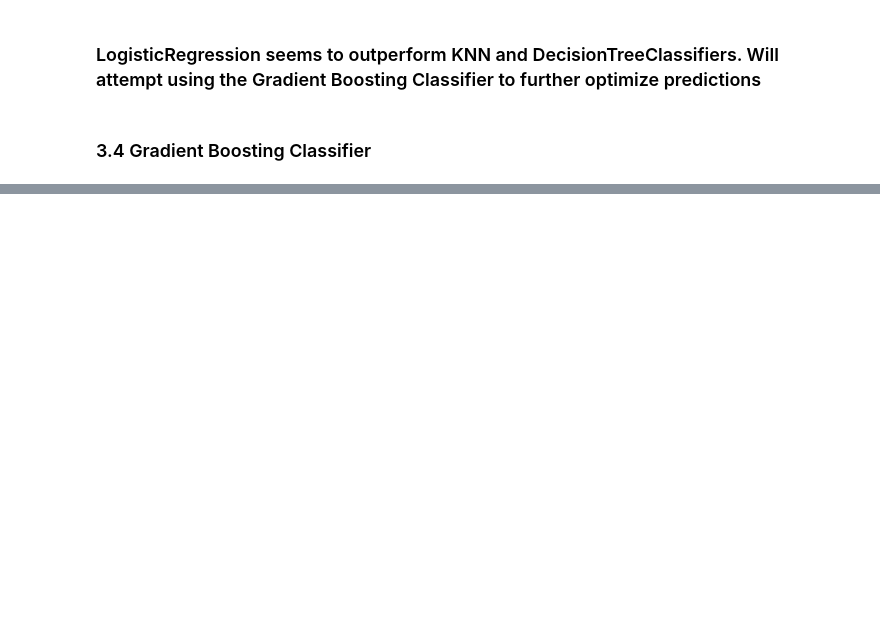
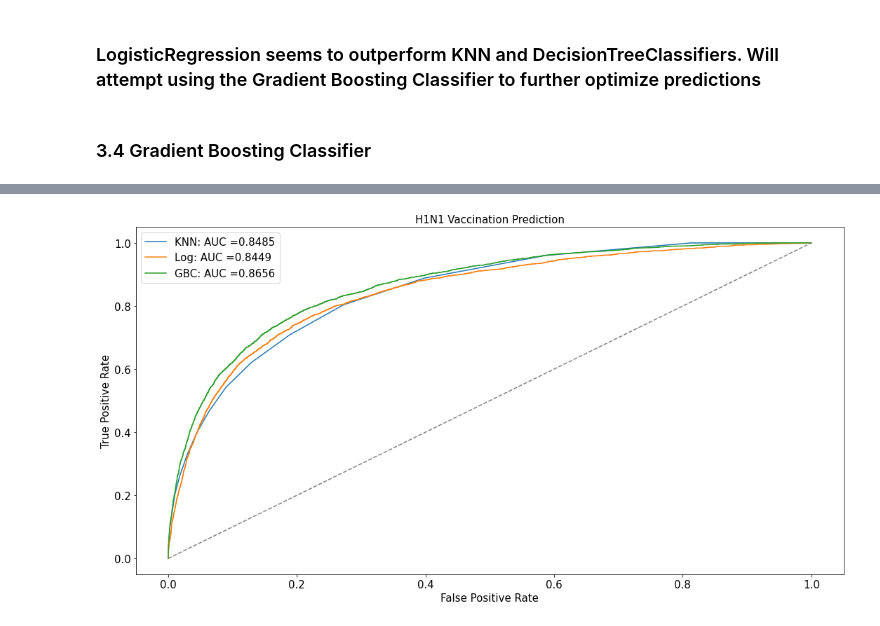
Before and after one commit to AMcqueen1980/H1N1Project, a Jupyter notebook: Final_notebook_EDA.ipynb, the cells around one changed output, grey strips where cells are left out. Cells and saved outputs as stored; diff of their text form; code cells hidden in the pictures; blank space fills up the shorter version.

```diff
--- a/Final_notebook_EDA.ipynb
+++ b/Final_notebook_EDA.ipynb
@@ -727,6 +814,6 @@ gbcgridseasonal.best_params_
 # %%
-seasonalgbcbest = GradientBoostingClassifier(loss= 'exponential', learning_rate= .05, random_state = 14,
-                                                max_depth=3, max_features='log2', n_estimators=700)
+gbc_f_s = GradientBoostingClassifier(loss= 'exponential', learning_rate= .05, random_state = 14,
+                                                max_depth=3, max_features='log2', n_estimators=900)
 
-seasonalgbcbest.fit(X_train_imputed, y_train['seasonal_vaccine'])
+gbc_f_s.fit(X_train_imputed, y_train['seasonal_vaccine'])
 # %% [output]
@@ -733,0 +878,46 @@ NameError: name 'GradientBoostingClassifier' is not defined
+# %%
+# Get the FPR and TPR data
+
+# DT
+#fpr_dt, tpr_dt, thresholds_dt = roc_curve(y_train.h1n1_vaccine, y_pred_h1_dt)
+
+# KNN
+fpr_knn, tpr_knn, thresholds_knn = roc_curve(y_train.h1n1_vaccine, y_pred_h1_knn)
+
+# Log
+fpr_log, tpr_log, thresholds_log = roc_curve(y_train.h1n1_vaccine, y_pred_h1_log)
+
+# GBC
+fpr_gbc, tpr_gbc, thresholds_gbc = roc_curve(y_train.h1n1_vaccine, y_pred_h1_gbc)
+# %%
+
+# Plot the FPR and TPR data
+
+fig, ax = plt.subplots(figsize=(15, 8))
+
+#ax.plot(fpr_dt, tpr_dt, alpha =1,
+#        label=f'DT: AUC ={round(roc_auc_score(y_train.h1n1_vaccine, y_pred_h1_dt),4)}')
+
+ax.plot(fpr_knn, tpr_knn, alpha =1,
+        label=f'KNN: AUC ={round(roc_auc_score(y_train.h1n1_vaccine, y_pred_h1_knn),4)}')
+
+
+ax.plot(fpr_log, tpr_log, alpha =1,
+        label=f'Log: AUC ={round(roc_auc_score(y_train.h1n1_vaccine, y_pred_h1_log),4)}')
+
+ax.plot(fpr_gbc, tpr_gbc, alpha=1,
+       label=f'GBC: AUC ={round(roc_auc_score(y_train.h1n1_vaccine, y_pred_h1_gbc),4)}')
+
+ax.plot([0, 1], [0, 1], color='grey', linestyle='--')
+
+ax.set_ylabel('True Positive Rate', fontsize=15)
+ax.set_xlabel('False Positive Rate', fontsize=15)
+ax.set_title('H1N1 Vaccination Prediction', fontsize=15)
+
+ax.legend(fontsize=15)
+
+plt.xticks(fontsize=15)
+plt.yticks(fontsize=15)
+plt.tight_layout();
+# %% [output]
+[figure, added]
```
Also changed, not shown: parts of 41 cells of this notebook, 2 other files.
